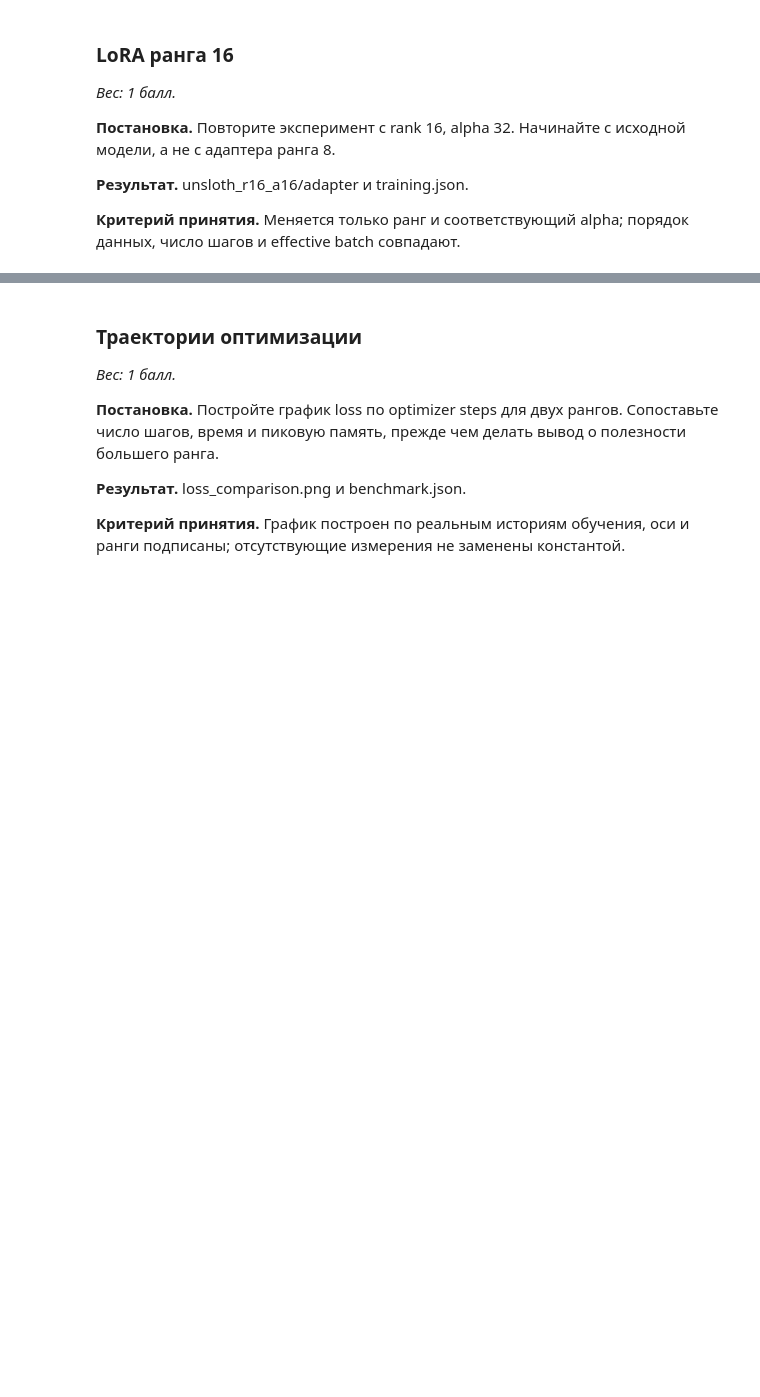
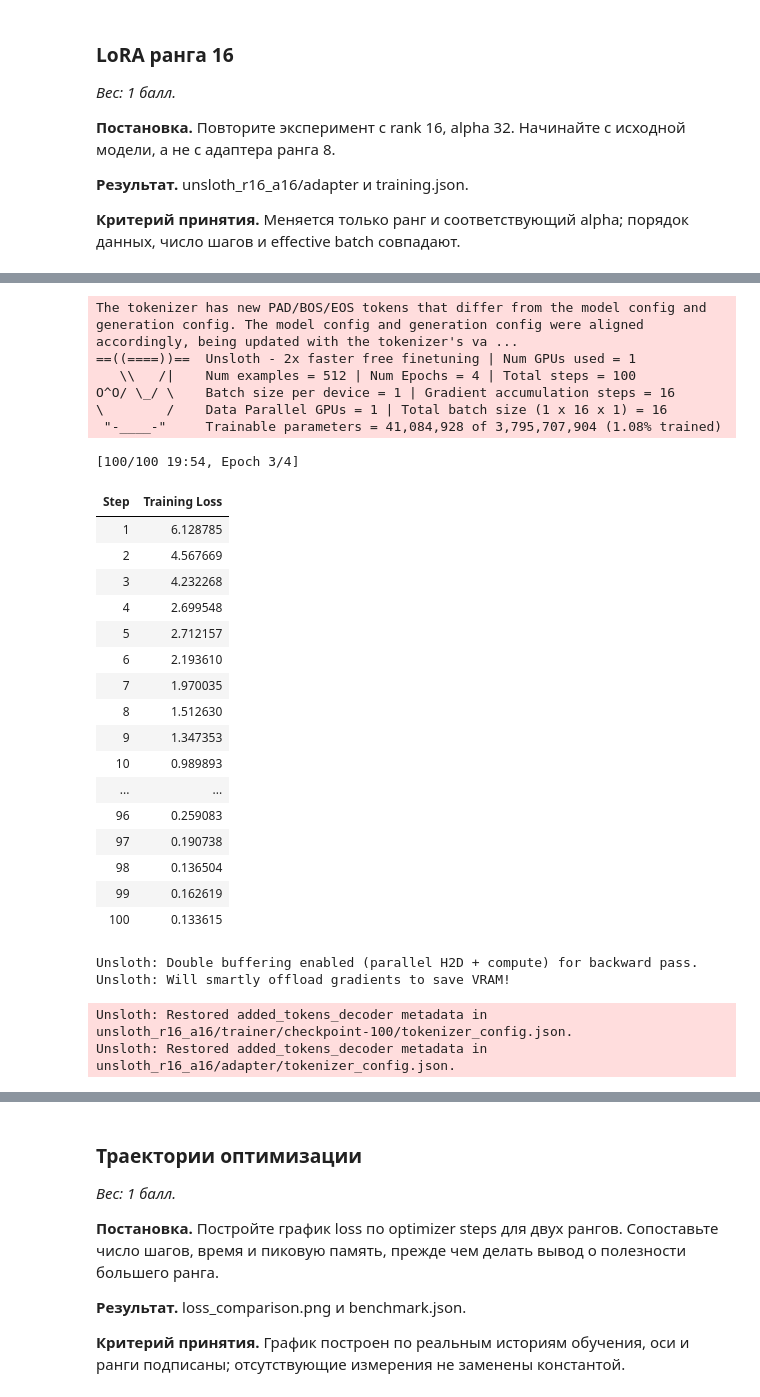
Before and after one commit to antrecord/SOTA, a Jupyter notebook: lab10/student.ipynb, the cells around one changed output, grey strips where cells are left out. Cells and saved outputs as stored; diff of their text form; code cells hidden in the pictures; blank space fills up the shorter version.

```diff
--- a/lab10/student.ipynb
+++ b/lab10/student.ipynb
@@ -164,6 +559,48 @@ raise NotImplementedError("Реализуйте это задание в это
 
 **Критерий принятия.** Меняется только ранг и соответствующий alpha; порядок данных, число шагов и effective batch совпадают.
 # %%
-# Реализуйте это задание по постановке выше.
-# Артефакт: адаптер ранга 16 и измеренные ресурсы
-raise NotImplementedError("Реализуйте это задание в этой ячейке")
+model, tokenizer = FastVisionModel.from_pretrained(
+    model_name=protocol["model"],
+    load_in_4bit=True,
+    dtype=torch.float16,
+    use_gradient_checkpointing="unsloth",
+)
+
+model = FastVisionModel.get_peft_model(
+    model,
+    r=16,
+    lora_alpha=32,
+    lora_dropout=0,
+    bias="none",
+    finetune_vision_layers=True,
+    finetune_language_layers=True,
+    finetune_attention_modules=True,
+    finetune_mlp_modules=True,
+    use_gradient_checkpointing="unsloth",
+    random_state=protocol["seed"],
+    dtype=torch.float16,
+)
+
+# Обучаемые параметры LoRA оставляем в FP32
+for param in model.parameters():
+    if param.requires_grad:
+        param.data = param.data.to(torch.float32)
+
+from collections import Counter
+
+print("Trainable parameter dtypes:")
+print(Counter(
+    str(p.dtype) for p in model.parameters()
+    if p.requires_grad
+))
+
+FastVisionModel.for_training(model)
+
+result_r16 = train_adapter(
+    model, tokenizer,
+    rank=16, alpha=32,
+    output_dir="unsloth_r16_a16",
+)
+
+print(json.dumps(result_r16, ensure_ascii=False, indent=2))
+# %% [output]
@@ -169,0 +628,28 @@ raise NotImplementedError("Реализуйте это задание в это
+The tokenizer has new PAD/BOS/EOS tokens that differ from the model config and generation config. The model config and generation config were aligned accordingly, being updated with the tokenizer's va ...
+==((====))==  Unsloth - 2x faster free finetuning | Num GPUs used = 1
+   \\   /|    Num examples = 512 | Num Epochs = 4 | Total steps = 100
+O^O/ \_/ \    Batch size per device = 1 | Gradient accumulation steps = 16
+\        /    Data Parallel GPUs = 1 | Total batch size (1 x 16 x 1) = 16
+ "-____-"     Trainable parameters = 41,084,928 of 3,795,707,904 (1.08% trained)
+[100/100 19:54, Epoch 3/4]
+| Step | Training Loss |
+| 1 | 6.128785 |
+| 2 | 4.567669 |
+| 3 | 4.232268 |
+| 4 | 2.699548 |
+| 5 | 2.712157 |
+| 6 | 2.193610 |
+| 7 | 1.970035 |
+| 8 | 1.512630 |
+| 9 | 1.347353 |
+| 10 | 0.989893 |
+| ... | ... |
+| 96 | 0.259083 |
+| 97 | 0.190738 |
+| 98 | 0.136504 |
+| 99 | 0.162619 |
+| 100 | 0.133615 |
+Unsloth: Double buffering enabled (parallel H2D + compute) for backward pass.
+Unsloth: Will smartly offload gradients to save VRAM!
+Unsloth: Restored added_tokens_decoder metadata in unsloth_r16_a16/trainer/checkpoint-100/tokenizer_config.json.
+Unsloth: Restored added_tokens_decoder metadata in unsloth_r16_a16/adapter/tokenizer_config.json.
```
Also changed, not shown: parts of 18 cells of this notebook, 16 other files.
